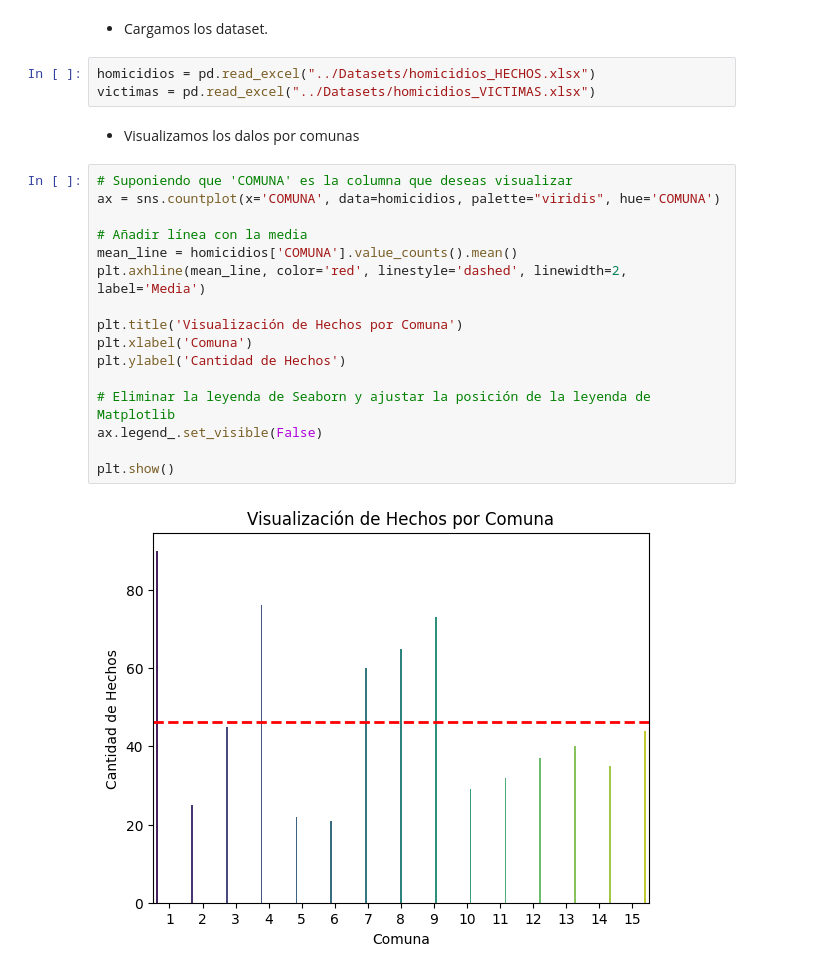
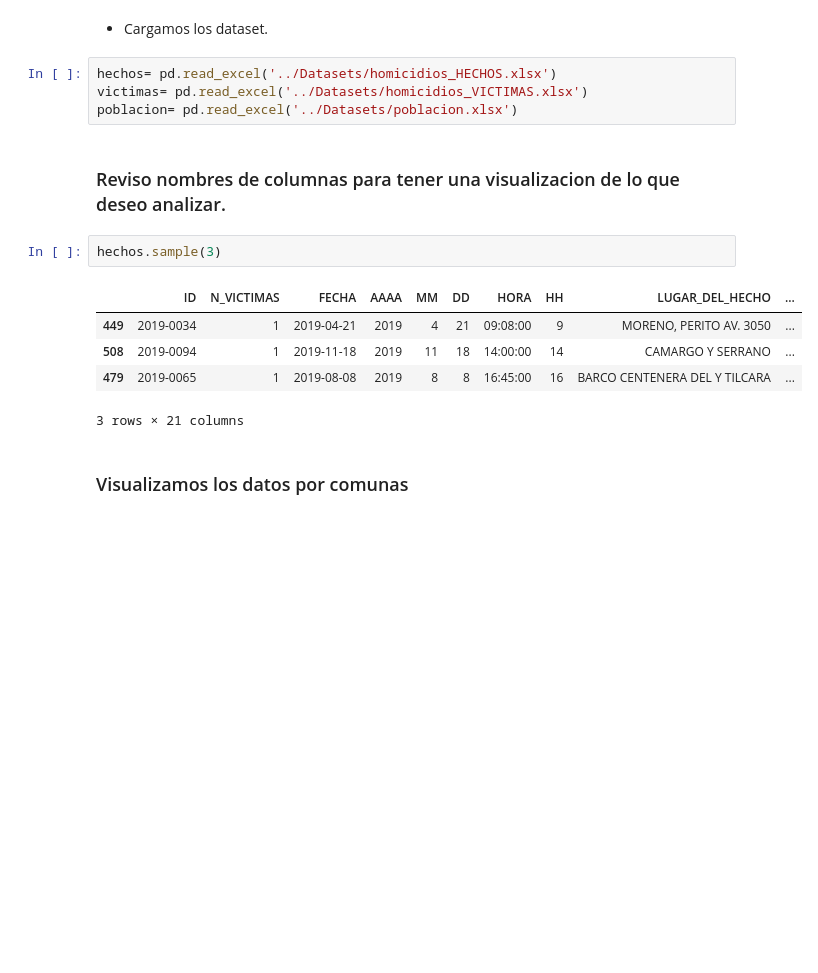
Before and after one commit to jgutierrezladino/PI02_Siniestros_Viales, a Jupyter notebook: Analisis/EDA.ipynb, the cells around one changed output. Saved outputs shown, nothing was run; the diff lists cells and outputs as text; blank space fills up the shorter version.

```diff
--- a/Analisis/EDA.ipynb
+++ b/Analisis/EDA.ipynb
@@ -11,25 +11,18 @@ from sqlalchemy import create_engine
 # %% [markdown]
 * Cargamos los dataset.
 # %%
-homicidios = pd.read_excel("../Datasets/homicidios_HECHOS.xlsx")
-victimas = pd.read_excel("../Datasets/homicidios_VICTIMAS.xlsx")
+hechos= pd.read_excel('../Datasets/homicidios_HECHOS.xlsx')
+victimas= pd.read_excel('../Datasets/homicidios_VICTIMAS.xlsx')
+poblacion= pd.read_excel('../Datasets/poblacion.xlsx')
+# %% [markdown]
+### Reviso nombres de columnas para tener una visualizacion de lo que deseo analizar.
+# %%
+hechos.sample(3)
+# %% [output]
+|  | ID | N_VICTIMAS | FECHA | AAAA | MM | DD | HORA | HH | LUGAR_DEL_HECHO | ... |
+| 449 | 2019-0034 | 1 | 2019-04-21 | 2019 | 4 | 21 | 09:08:00 | 9 | MORENO, PERITO AV. 3050 | ... |
+| 508 | 2019-0094 | 1 | 2019-11-18 | 2019 | 11 | 18 | 14:00:00 | 14 | CAMARGO Y SERRANO | ... |
+| 479 | 2019-0065 | 1 | 2019-08-08 | 2019 | 8 | 8 | 16:45:00 | 16 | BARCO CENTENERA DEL Y TILCARA | ... |
+3 rows × 21 columns
 # %% [markdown]
-* Visualizamos los dalos por comunas
+### Visualizamos los datos por comunas
-# %%
-# Suponiendo que 'COMUNA' es la columna que deseas visualizar
-ax = sns.countplot(x='COMUNA', data=homicidios, palette="viridis", hue='COMUNA')
-
-# Añadir línea con la media
-mean_line = homicidios['COMUNA'].value_counts().mean()
-plt.axhline(mean_line, color='red', linestyle='dashed', linewidth=2, label='Media')
-
-plt.title('Visualización de Hechos por Comuna')
-plt.xlabel('Comuna')
-plt.ylabel('Cantidad de Hechos')
-
-# Eliminar la leyenda de Seaborn y ajustar la posición de la leyenda de Matplotlib
-ax.legend_.set_visible(False)
-
-plt.show()
-# %% [output]
-[figure, removed]
```
Also changed, not shown: parts of 8 cells of this notebook, 1 other file.
